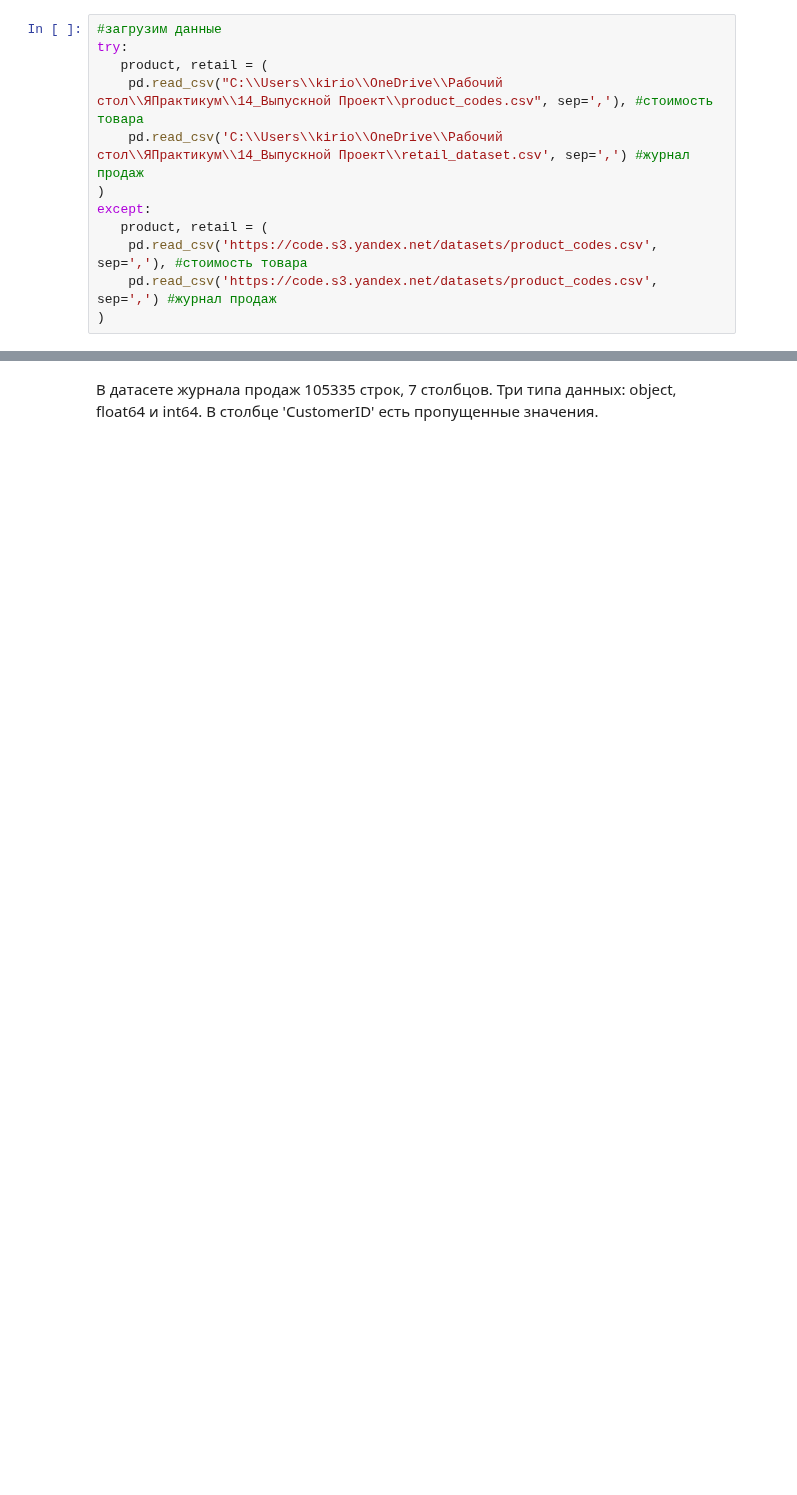
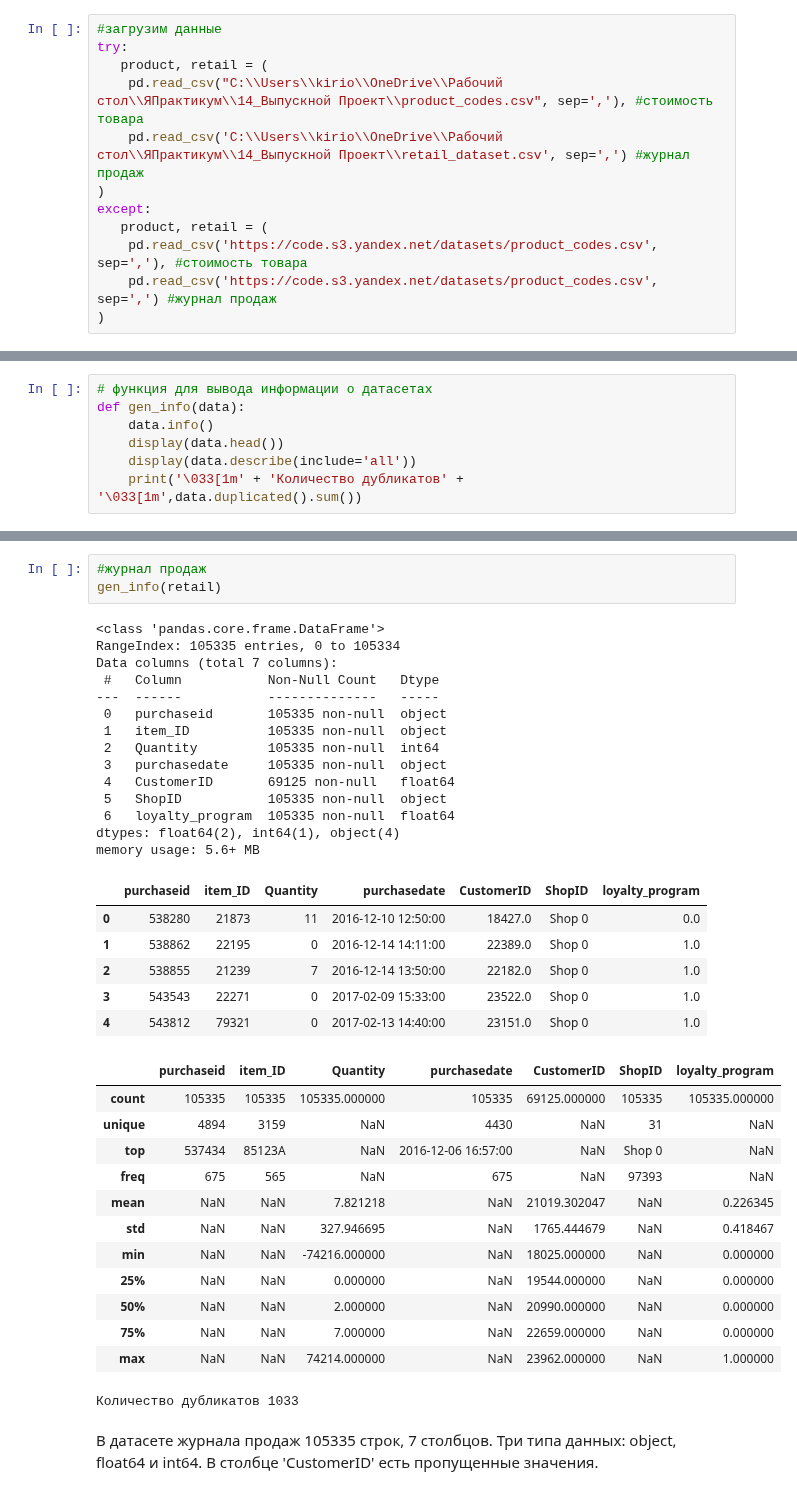
Before and after one commit to akirionenko/senior_progect, a Jupyter notebook: senior_project_1.ipynb, the cells around one changed output, grey strips where cells are left out. Saved outputs shown, nothing was run; the diff lists cells and outputs as text; blank space fills up the shorter version.

```diff
--- a/senior_project_1.ipynb
+++ b/senior_project_1.ipynb
@@ -78,0 +55,7 @@ memory usage: 5.6+ MB
+# %%
+# функция для вывода информации о датасетах
+def gen_info(data):
+    data.info()
+    display(data.head())
+    display(data.describe(include='all'))
+    print('\033[1m' + 'Количество дубликатов' + '\033[1m',data.duplicated().sum())
@@ -79,2 +72,39 @@ memory usage: 5.6+ MB
+# %%
+#журнал продаж
+gen_info(retail)
+# %% [output]
+<class 'pandas.core.frame.DataFrame'>
+RangeIndex: 105335 entries, 0 to 105334
+Data columns (total 7 columns):
+ #   Column           Non-Null Count   Dtype
+---  ------           --------------   -----
+ 0   purchaseid       105335 non-null  object
+ 1   item_ID          105335 non-null  object
+ 2   Quantity         105335 non-null  int64
+ 3   purchasedate     105335 non-null  object
+ 4   CustomerID       69125 non-null   float64
+ 5   ShopID           105335 non-null  object
+ 6   loyalty_program  105335 non-null  float64
+dtypes: float64(2), int64(1), object(4)
+memory usage: 5.6+ MB
+|  | purchaseid | item_ID | Quantity | purchasedate | CustomerID | ShopID | loyalty_program |
+| 0 | 538280 | 21873 | 11 | 2016-12-10 12:50:00 | 18427.0 | Shop 0 | 0.0 |
+| 1 | 538862 | 22195 | 0 | 2016-12-14 14:11:00 | 22389.0 | Shop 0 | 1.0 |
+| 2 | 538855 | 21239 | 7 | 2016-12-14 13:50:00 | 22182.0 | Shop 0 | 1.0 |
+| 3 | 543543 | 22271 | 0 | 2017-02-09 15:33:00 | 23522.0 | Shop 0 | 1.0 |
+| 4 | 543812 | 79321 | 0 | 2017-02-13 14:40:00 | 23151.0 | Shop 0 | 1.0 |
+|  | purchaseid | item_ID | Quantity | purchasedate | CustomerID | ShopID | loyalty_program |
+| count | 105335 | 105335 | 105335.000000 | 105335 | 69125.000000 | 105335 | 105335.000000 |
+| unique | 4894 | 3159 | NaN | 4430 | NaN | 31 | NaN |
+| top | 537434 | 85123A | NaN | 2016-12-06 16:57:00 | NaN | Shop 0 | NaN |
+| freq | 675 | 565 | NaN | 675 | NaN | 97393 | NaN |
+| mean | NaN | NaN | 7.821218 | NaN | 21019.302047 | NaN | 0.226345 |
+| std | NaN | NaN | 327.946695 | NaN | 1765.444679 | NaN | 0.418467 |
+| min | NaN | NaN | -74216.000000 | NaN | 18025.000000 | NaN | 0.000000 |
+| 25% | NaN | NaN | 0.000000 | NaN | 19544.000000 | NaN | 0.000000 |
+| 50% | NaN | NaN | 2.000000 | NaN | 20990.000000 | NaN | 0.000000 |
+| 75% | NaN | NaN | 7.000000 | NaN | 22659.000000 | NaN | 0.000000 |
+| max | NaN | NaN | 74214.000000 | NaN | 23962.000000 | NaN | 1.000000 |
+Количество дубликатов 1033
 # %% [markdown]
 В датасете журнала продаж 105335 строк, 7 столбцов. Три типа данных: object, float64 и int64. В столбце 'CustomerID' есть пропущенные значения.
```
Also changed, not shown: parts of 6 cells of this notebook.
